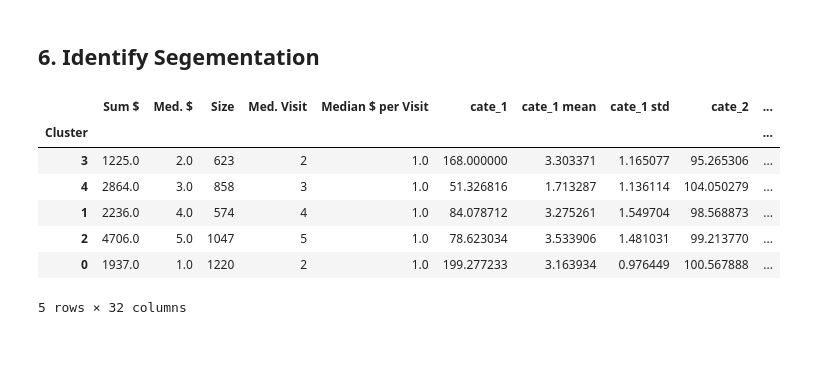
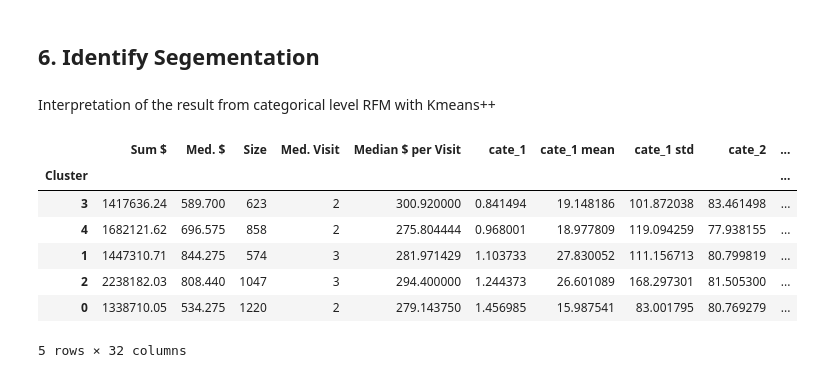
Before and after one commit to fay067/CSC522_P08_Project, a Jupyter notebook: stock_prod_clustering.ipynb, the cells around one changed output. Cells and saved outputs as stored; diff of their text form; code cells hidden in the pictures; blank space fills up the shorter version.

```diff
--- a/stock_prod_clustering.ipynb
+++ b/stock_prod_clustering.ipynb
@@ -23,8 +23,8 @@ df = load_data()
 # %% [markdown]
 ## 1.  Categorical level RFM with Kmeans++
 # %%
-stock_rfm = rfm(df,model_type='StockID')
-stock_rfm_trans = rfm_transform(stock_rfm)
+stock_rfm_ori = rfm(df,model_type='StockID')
+stock_rfm_trans = rfm_transform(stock_rfm_ori)
 matrix_trans = rfm_matrix(stock_rfm_trans, model_type=1)
 sse, sscore, test_range = kmeans(matrix_trans)
 # Plot elbow method
@@ -71,9 +71,9 @@ pca_test(stock_rfm_trans)
 [figure]
 # %%
 clusters_trans = kmeans(matrix = matrix_trans, cluster_num = 5)
-temp = stock_rfm.copy()
-temp = rfm_write_back(temp,clusters_trans)
-temp.head(10)
+temp_non_norm = stock_rfm_ori.copy()
+temp_non_norm = rfm_write_back(temp_non_norm,clusters_trans)
+temp_non_norm.head(10)
 # %% [output]
 |  | CustomerID | Frequency | Recency | Amount | cate_1 | cate_2 | cate_3 | cate_4 | cate_5 | cate_6 | ... |
 | 0 | 17850 | 34 | 372 | 5391.21 | 118.80 | 2370.11 | 101.76 | 0.00 | 0.0 | 0.0 | ... |
@@ -217,18 +217,20 @@ print(result)
 3                4358.45              0.28333
 # %% [markdown]
 ## 6. Identify Segementation
+# %% [markdown]
+Interpretation of the result from categorical level RFM with Kmeans++
 # %%
-n_attributes = len(stock_rfm.columns) - 5
-customer_clustering = df_for_chart(stock_rfm, n_attributes)
+n_attributes = len(temp_non_norm.columns) - 5
+customer_clustering = df_for_chart(temp_non_norm, n_attributes)
 display(customer_clustering)
 # %% [output]
 |  | Sum $ | Med. $ | Size | Med. Visit | Median $ per Visit | cate_1 | cate_1 mean | cate_1 std | cate_2 | ... |
 | Cluster |  |  |  |  |  |  |  |  |  | ... |
-| 3 | 1225.0 | 2.0 | 623 | 2 | 1.0 | 168.000000 | 3.303371 | 1.165077 | 95.265306 | ... |
-| 4 | 2864.0 | 3.0 | 858 | 3 | 1.0 | 51.326816 | 1.713287 | 1.136114 | 104.050279 | ... |
-| 1 | 2236.0 | 4.0 | 574 | 4 | 1.0 | 84.078712 | 3.275261 | 1.549704 | 98.568873 | ... |
-| 2 | 4706.0 | 5.0 | 1047 | 5 | 1.0 | 78.623034 | 3.533906 | 1.481031 | 99.213770 | ... |
-| 0 | 1937.0 | 1.0 | 1220 | 2 | 1.0 | 199.277233 | 3.163934 | 0.976449 | 100.567888 | ... |
+| 3 | 1417636.24 | 589.700 | 623 | 2 | 300.920000 | 0.841494 | 19.148186 | 101.872038 | 83.461498 | ... |
+| 4 | 1682121.62 | 696.575 | 858 | 2 | 275.804444 | 0.968001 | 18.977809 | 119.094259 | 77.938155 | ... |
+| 1 | 1447310.71 | 844.275 | 574 | 3 | 281.971429 | 1.103733 | 27.830052 | 111.156713 | 80.799819 | ... |
+| 2 | 2238182.03 | 808.440 | 1047 | 3 | 294.400000 | 1.244373 | 26.601089 | 168.297301 | 81.505300 | ... |
+| 0 | 1338710.05 | 534.275 | 1220 | 2 | 279.143750 | 1.456985 | 15.987541 | 83.001795 | 80.769279 | ... |
 5 rows × 32 columns
 # %%
 n_clusters = len(customer_clustering.index)
```
Also changed, not shown: parts of 12 cells of this notebook, 1 other file.
